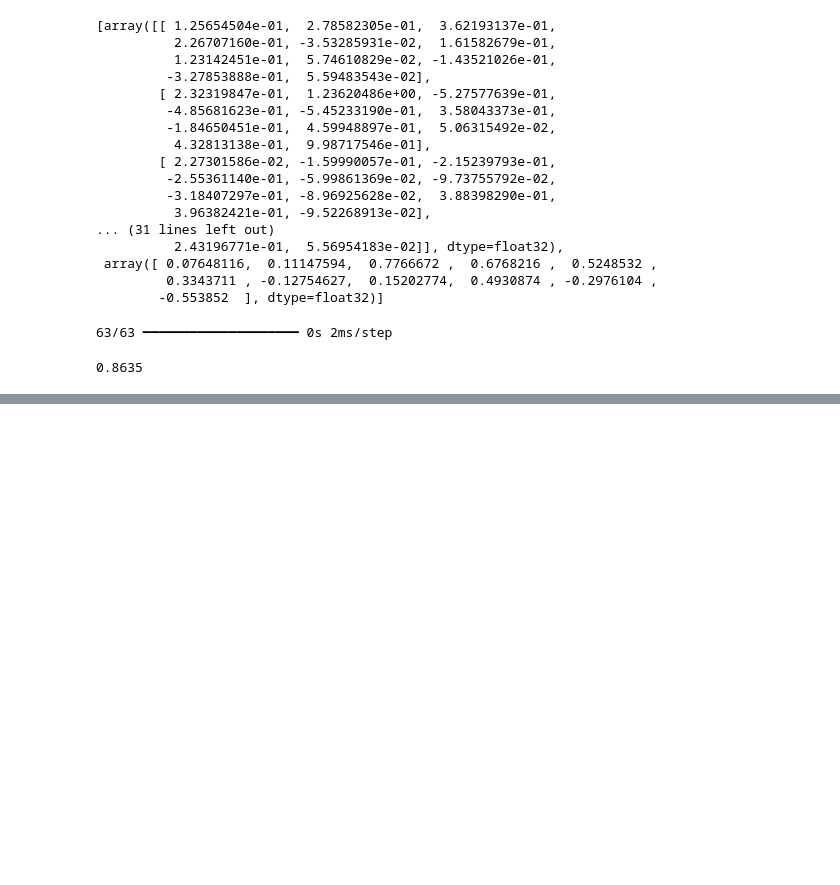
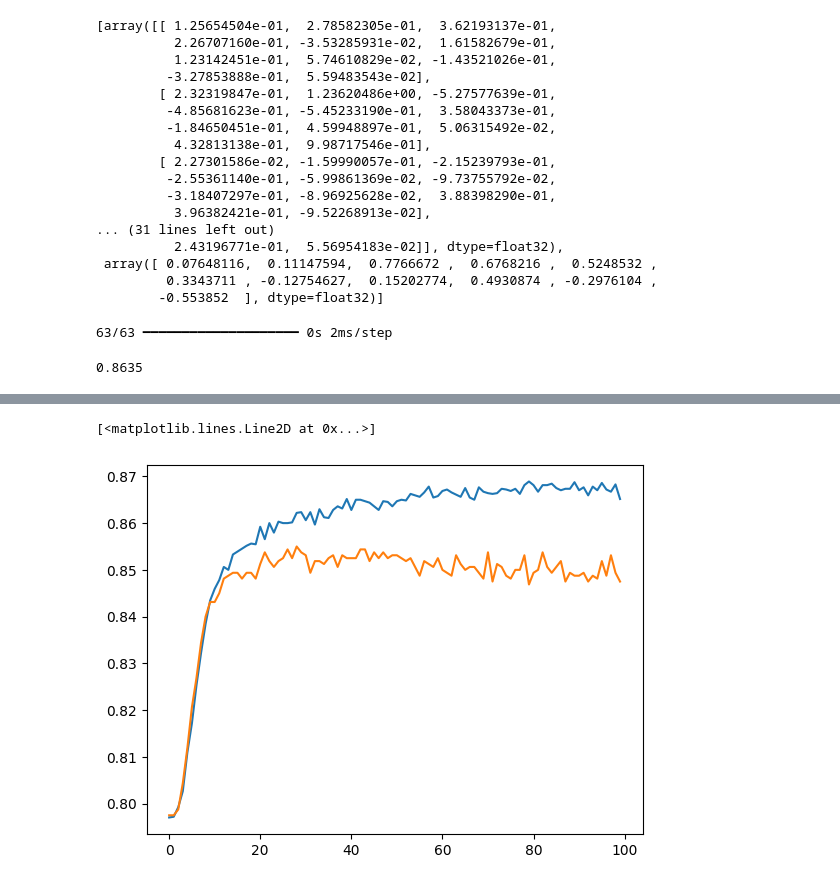
Before and after one commit to singhalishir1911/Credit-Card-Churn-prediction-using-Neural-networks, a Jupyter notebook: Credit Card Churn Prediction.ipynb, the cells around one changed output, grey strips where cells are left out. Drawn from its saved outputs; the diff is of its cells as text; code cells hidden in the pictures; blank space fills up the shorter version.

```diff
--- a/Credit Card Churn Prediction.ipynb
+++ b/Credit Card Churn Prediction.ipynb
@@ -250,0 +259,9 @@ accuracy_score(y_test,y_pred)
+# %%
+## Graph of training accuracy
+plt.plot(history.history['accuracy'])
+plt.plot(history.history['val_accuracy'])
+
+## The gap between yellow and blue line tells about overfitting so, we have to use regularization
+# %% [output]
+[<matplotlib.lines.Line2D at 0x...>]
+[figure, added]
```
Also changed, not shown: parts of 4 cells of this notebook.
